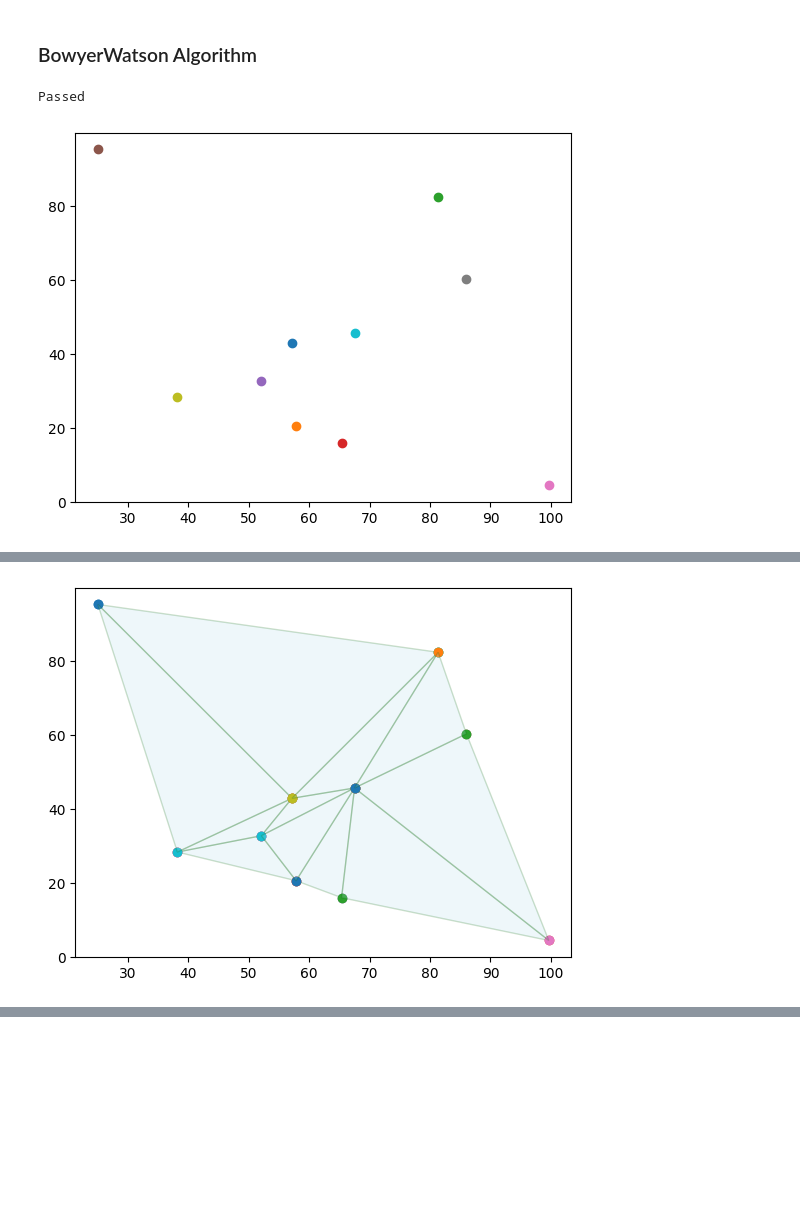
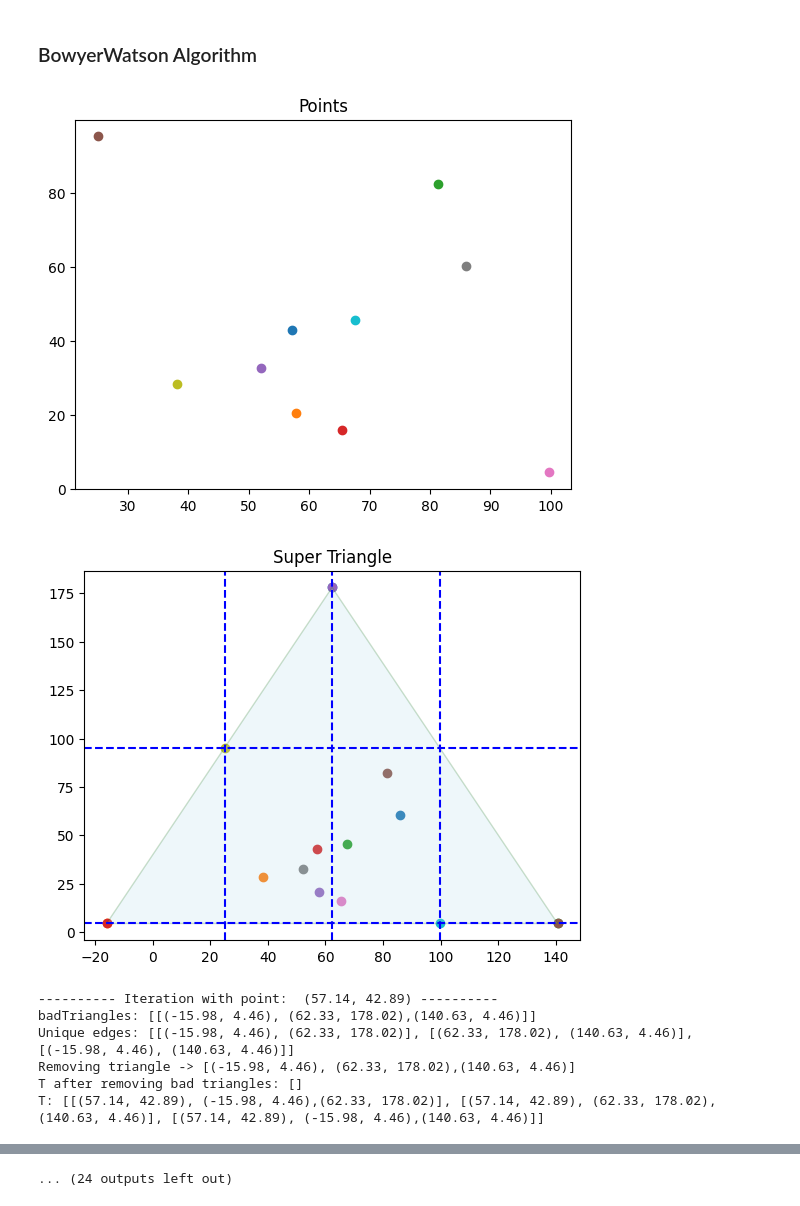
Before and after one commit to jorgenavarro13/AlgoritmosAvanzadosValentina, a Jupyter notebook: Triangulation/BowyerWatson.ipynb, the cells around one changed output, grey strips where cells are left out. Cells and saved outputs as stored; diff of their text form; code cells hidden in the pictures; blank space fills up the shorter version.

```diff
--- a/Triangulation/BowyerWatson.ipynb
+++ b/Triangulation/BowyerWatson.ipynb
@@ -134,7 +135,7 @@ class Triangle:
 
         #self.circumcenter.plot(tag='Circumcenter', color='red')
 
-        ax.add_patch(self.triangle)
+        ax.add_patch(copy.copy(self.triangle))
         #ax.add_patch(self.circumcircle)
 
     def calculateCircumcenter(self):
@@ -191,16 +192,16 @@ def calculateSuperTriangle(points):
     left_point = Point((y_min-b1)/m, y_min)
     right_point = Point((y_min-b2)/(-m), y_min)
 
-    #middle_point.plot()
-    #left_point.plot()
-    #right_point.plot()
-#
-    #plt.axhline(y=y_min, color='b', linestyle='--', label='ymin')
-    #plt.axhline(y=y_max, color='b', linestyle='--', label='ymax')
-    #plt.axvline(x=x_min, color='b', linestyle='--', label='xmin')
-    #plt.axvline(x=x_max, color='b', linestyle='--', label='xmax')
-#
-    #plt.axvline(x=x_min+(x_max-x_min)/2, color='b', linestyle='--', label='xmax')
+    middle_point.plot()
+    left_point.plot()
+    right_point.plot()
+
+    plt.axhline(y=y_min, color='b', linestyle='--', label='ymin')
+    plt.axhline(y=y_max, color='b', linestyle='--', label='ymax')
+    plt.axvline(x=x_min, color='b', linestyle='--', label='xmin')
+    plt.axvline(x=x_max, color='b', linestyle='--', label='xmax')
+
+    plt.axvline(x=x_min+(x_max-x_min)/2, color='b', linestyle='--', label='xmax')
 
     triangle_points = [left_point,middle_point,right_point]
     triangle_coords=[(p.x,p.y) for p in triangle_points]
@@ -214,8 +215,8 @@ def calculateSuperTriangle(points):
     #ax.add_patch(triangle)
     #ax.add_patch(rectangle)
 
-    #for p in points:
-    #    p.plot()
+    for p in points:
+        p.plot()
 
     return triangle_points
 # %%
@@ -274,23 +304,37 @@ def bowyerWatson(points):
 # %%
 
 random.seed(10)
 coordinates_large = [
     [random.uniform(0, 100), random.uniform(0, 100)]
     for _ in range(10)
 ]
 points_large = [Point(x, y) for x, y in coordinates_large]
 
-print("Passed")
 
 for p in points_large:
     p.plot()
+plt.title("Points")
 plt.show()
 
 delaunay_triangulation = bowyerWatson(points_large)
 fig, ax = plt.subplots()
-print("Plotting")
 for t in delaunay_triangulation:
     t.plot(ax)
+    ax.add_patch(copy.copy(t.circumcircle))
+plt.title("Delaunay Triangulation With Circumcircles")
+
+fig, ax = plt.subplots()
+print('-'*10,"List of triangles:", '-'*10)
+for t in delaunay_triangulation:
+    t.plot(ax)
+    print(t)
+plt.title("Delaunay Triangulation")
 # %% [output]
+[figure, new version]
+[figure, new version]
-Passed
+---------- Iteration with point:  (57.14, 42.89) ----------
+badTriangles: [[(-15.98, 4.46), (62.33, 178.02),(140.63, 4.46)]]
+Unique edges: [[(-15.98, 4.46), (62.33, 178.02)], [(62.33, 178.02), (140.63, 4.46)], [(-15.98, 4.46), (140.63, 4.46)]]
+Removing triangle -> [(-15.98, 4.46), (62.33, 178.02),(140.63, 4.46)]
+T after removing bad triangles: []
+T: [[(57.14, 42.89), (-15.98, 4.46),(62.33, 178.02)], [(57.14, 42.89), (62.33, 178.02),(140.63, 4.46)], [(57.14, 42.89), (-15.98, 4.46),(140.63, 4.46)]]
-[figure, old version]
@@ -314 +348,0 @@ Plotting
-[figure, old version]
@@ -314,0 +367 @@ Plotting
+... (24 outputs left out)
```
Also changed, not shown: parts of 3 cells of this notebook.
